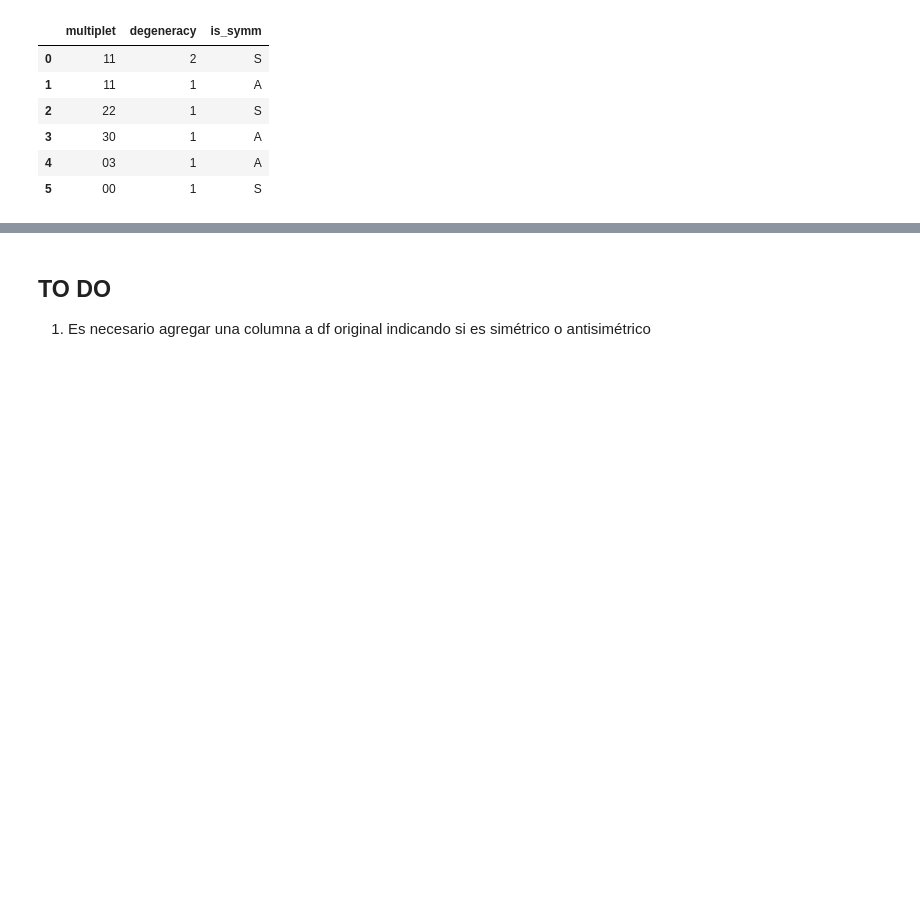
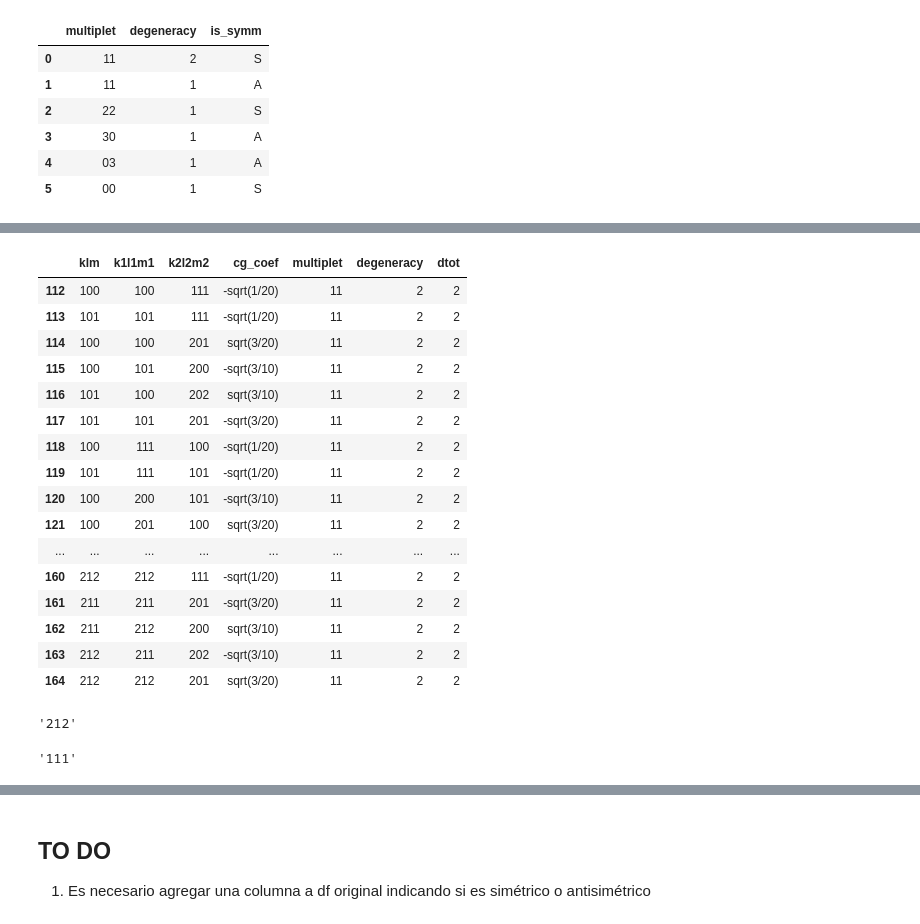
Before and after one commit to natanael87/Sum_Rules, a Jupyter notebook: Symmetric_case/8x8symmetryc.ipynb, the cells around one changed output, grey strips where cells are left out. Saved outputs shown, nothing was run; the diff lists cells and outputs as text; code cells hidden in the pictures; blank space fills up the shorter version.

```diff
--- a/Symmetric_case/8x8symmetryc.ipynb
+++ b/Symmetric_case/8x8symmetryc.ipynb
@@ -52,23 +53,36 @@ def is_symmetric(sdf):
 Symmetry = []
 Multiplets = []
 Degeneracy = []
+Index = []
+ListSA = []
 for i in range(len(multiplets)):
     # Retorna un df del multiplete indicado en la función
     m = divide_df(multiplets[i], df, 'multiplet')
 
     # Retorna una lista con las degeneraciones del multiplete m
     degeneracy = m['degeneracy'].value_counts().index.tolist()
+
     if len(degeneracy)>1:
         for j in range(len(degeneracy)):
             Multiplets.append(multiplets[i])
-            # Divide el multiplete en dataframe por degeneraciones
+
+            # Divide el multiplete en df por degeneraciones
             d = divide_df(degeneracy[j], m, 'degeneracy')
-            Symmetry.append(is_symmetric(d))
+
+            Index.append(d.index)
+            SA = is_symmetric(d)
+            Symmetry.append(SA)
             Degeneracy.append(degeneracy[j])
+            for k in range(d.shape[0]):
+                ListSA.append(SA)
     else:
         Multiplets.append(multiplets[i])
         Symmetry.append(is_symmetric(m))
         Degeneracy.append(degeneracy[0])
+        Index.append(m.index)
+        SA = is_symmetric(m)
+        for k in range(m.shape[0]):
+                ListSA.append(SA)
 
 # Elabora un df para describir cada multiplete
 df_describe = pd.DataFrame()
@@ -86,0 +162,3 @@ df_describe
+# %%
+df.loc[:,'is_symm']=ListSA
+df
@@ -86,0 +205,49 @@ df_describe
+# %%
+md = df_describe.iloc[0,0]
+dd = df_describe.iloc[0,1]
+isd = df_describe.iloc[0,2]
+df.loc[(df['multiplet']==md)&(df['degeneracy']==dd)]
+# %% [output]
+|  | klm | k1l1m1 | k2l2m2 | cg_coef | multiplet | degeneracy | dtot |
+| 112 | 100 | 100 | 111 | -sqrt(1/20) | 11 | 2 | 2 |
+| 113 | 101 | 101 | 111 | -sqrt(1/20) | 11 | 2 | 2 |
+| 114 | 100 | 100 | 201 | sqrt(3/20) | 11 | 2 | 2 |
+| 115 | 100 | 101 | 200 | -sqrt(3/10) | 11 | 2 | 2 |
+| 116 | 101 | 100 | 202 | sqrt(3/10) | 11 | 2 | 2 |
+| 117 | 101 | 101 | 201 | -sqrt(3/20) | 11 | 2 | 2 |
+| 118 | 100 | 111 | 100 | -sqrt(1/20) | 11 | 2 | 2 |
+| 119 | 101 | 111 | 101 | -sqrt(1/20) | 11 | 2 | 2 |
+| 120 | 100 | 200 | 101 | -sqrt(3/10) | 11 | 2 | 2 |
+| 121 | 100 | 201 | 100 | sqrt(3/20) | 11 | 2 | 2 |
+| ... | ... | ... | ... | ... | ... | ... | ... |
+| 160 | 212 | 212 | 111 | -sqrt(1/20) | 11 | 2 | 2 |
+| 161 | 211 | 211 | 201 | -sqrt(3/20) | 11 | 2 | 2 |
+| 162 | 211 | 212 | 200 | sqrt(3/10) | 11 | 2 | 2 |
+| 163 | 212 | 211 | 202 | -sqrt(3/10) | 11 | 2 | 2 |
+| 164 | 212 | 212 | 201 | sqrt(3/20) | 11 | 2 | 2 |
+# %%
+# Transforma los números cuánticos de una particula de y, i, iz al tipo k, l, m
+def transform(particle):
+    # Separa una palabra por caracteres y luego convierte cada elemento a entero
+    p = int(list('11')[0])
+    q = int(list('11')[1])
+
+    # Convierte a caracter lo que convirtio en entero
+    k = str(int((p+2*q)/3 + particle[0]/2 + particle[1]))
+    l = str(int((p+2*q)/3 + particle[0]/2 - particle[1]))
+    m = str(int((p+2*q)/3 + particle[0]/2 + particle[2]))
+
+    # Une los caracteres klm en una sola cadena
+    klm = ''.join([k, l, m])
+    return klm
+
+proton = [1, 1/2, 1/2]
+Dp = [1, 1/2, 1/2]
+Sigma_mas = [1,0,0]
+transform(proton)
+# %% [output]
+'212'
+# %%
+transform(Sigma_mas)
+# %% [output]
+'111'
```
Also changed, not shown: parts of 13 cells of this notebook.
